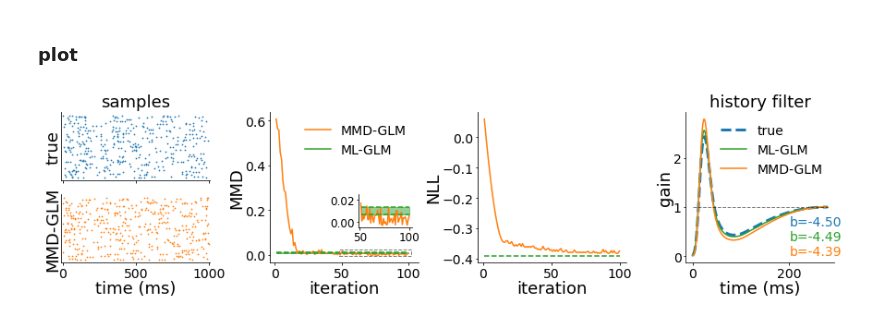
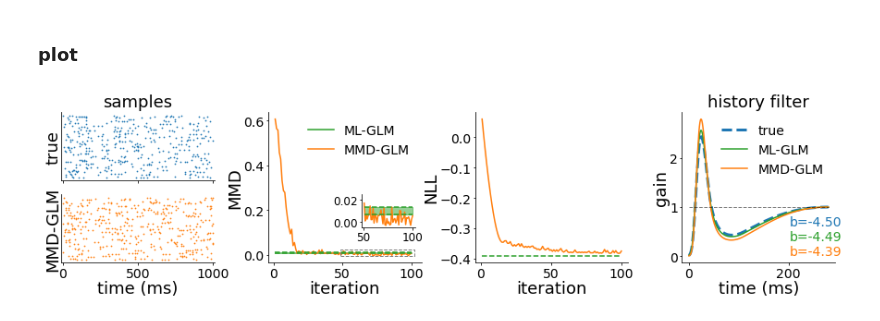
Before and after one commit to diegoarri91/mmd-glm, a Jupyter notebook: experiments/figure2/learning_wo_likelihood.ipynb, the cells around one changed output. Cells and saved outputs as stored; diff of their text form; code cells hidden in the pictures.

```diff
--- a/experiments/figure2/learning_wo_likelihood.ipynb
+++ b/experiments/figure2/learning_wo_likelihood.ipynb
@@ -110,13 +109,6 @@ def fun_metrics_mmd(model, t, mask_spikes, mask_spikes_fr):
     return dict(nll=nll)
 # %% [markdown]
 ### MMD
-# %%
-def ker_sch_heavi(t, mask_spikes1, mask_spikes2):
-    T = t[-1] - t[0] + t[1]
-    cum1 = torch.cumsum(mask_spikes1, dim=0)
-    cum2 = torch.cumsum(mask_spikes2, dim=0)
-    gramian = torch.exp(-torch.sum((cum1[:, :, None] - cum2[:, None, :])**2, dim=0) / sd2)
-    return gramian
 # %%
 # phi, kernel, lam_mmd, biased, lr, clip = phi_fr, None, 1e-2, False, 1e-2, 1e0
 # phi, kernel, lam_mmd, biased, lr, clip = None, ker_fr, 1e1, True, 5e-3, 1e0
@@ -205,8 +197,8 @@ ax1 = plt.subplot2grid((nrows, ncols), (0, 1), rowspan=nrows)
 ax2 = plt.subplot2grid((nrows, ncols), (0, 2), rowspan=nrows)
 axeta = plt.subplot2grid((nrows, ncols), (0, 3), rowspan=nrows)
 
+ax1.plot(num_epochs, 0, '-', label='ML-GLM', color=palette['ml'])
 ax1.plot(iterations_mmd, metrics_mmd['mmd'], label='MMD-GLM', color=palette['mmd'])
-ax1.plot(num_epochs, 0, '-', label='ML-GLM', color=palette['ml'])
 ax1.plot([1, num_epochs], [mean_mmd_ml - se_mmd_ml, mean_mmd_ml - se_mmd_ml], '--', color=palette['ml'])
 ax1.plot([1, num_epochs], [mean_mmd_ml + se_mmd_ml, mean_mmd_ml + se_mmd_ml], '--', color=palette['ml'])
 ax1.fill_between([1, num_epochs], mean_mmd_ml - se_mmd_ml, mean_mmd_ml + se_mmd_ml, alpha=0.5, color=palette['ml'])
@@ -241,35 +233,35 @@ axeta.set_xlabel('time (ms)'); axeta.set_ylabel('gain')
 axeta.legend(frameon=False)
 # axeta.set_ylim(-0.5, 3)
 
 axeta.text(0.7, 0.25, 'b=' + str(np.round(glm_true.u0, 2)) + '0', color=palette['d'], transform=axeta.transAxes, fontsize=b_size)
 axeta.text(0.7, 0.15, 'b=' + str(np.round(glm.u0, 2)), color=palette['ml'], transform=axeta.transAxes, fontsize=b_size)
 axeta.text(0.7, 0.05, 'b=' + str(np.round(mmdglm.u0, 2)), color=palette['mmd'], transform=axeta.transAxes, fontsize=b_size)
 
 # b_size = 14
 # axbias = inset_axes(axeta, width=0.8, height=0.2, bbox_to_anchor=(.3, .1, .7, .7), bbox_transform=axeta.transAxes)
 # axbias.scatter([0, 1, 2], [glm_true.u0, glm.u0, mmdglm.u0], marker='_', color=[palette['d'], palette['ml'], palette['mmd']])
 # axbias.set_xticks([0, 1, 2])
 # axbias.set_xticklabels(['true', 'ML-GLM', 'MMD-GLM'], rotation=60)
 
 ms = 1.5
 axd.set_title('samples')
 axd.set_ylabel('true')
 st.plot(ax=axd, marker='.', ms=ms, color=palette['d'])
 st_fr_mmd.plot(ax=axmmd, marker='.', ms=ms, color=palette['mmd'])
 axmmd.set_xlabel('time (ms)')
 axmmd.set_ylabel('MMD-GLM')
 
 axd.tick_params(axis='x', labelbottom=False)
 axd.set_yticks([])
 axmmd.set_yticks([])
 
 # fig.tight_layout()
-fig.subplots_adjust(wspace=0.4)
+fig.subplots_adjust(wspace=0.35)
 
 fig.savefig('./fig2a.svg', transparent=True, bbox_inches='tight')
 fig.savefig('./fig2a.pdf', transparent=True, bbox_inches='tight')
 # %% [output]
-[figure, old version]
+[figure, new version]
 # %%
 dic = dict(iterations_mmd=iterations_mmd, mmd=metrics_mmd['mmd'], nll_normed_mmd=nll_normed_mmd, nll_normed_ml=nll_normed_ml,
            mean_mmd_ml=mean_mmd_ml, se_mmd_ml=se_mmd_ml, t_ker=t_ker, u0_ml=glm.u0, u0_coefs_ml=glm.eta.coefs, u0_mmd=mmdglm.u0, u0_coefs_mmd=mmdglm.eta.coefs,
```
Also changed, not shown: parts of 1 cell of this notebook, 9 other files.
